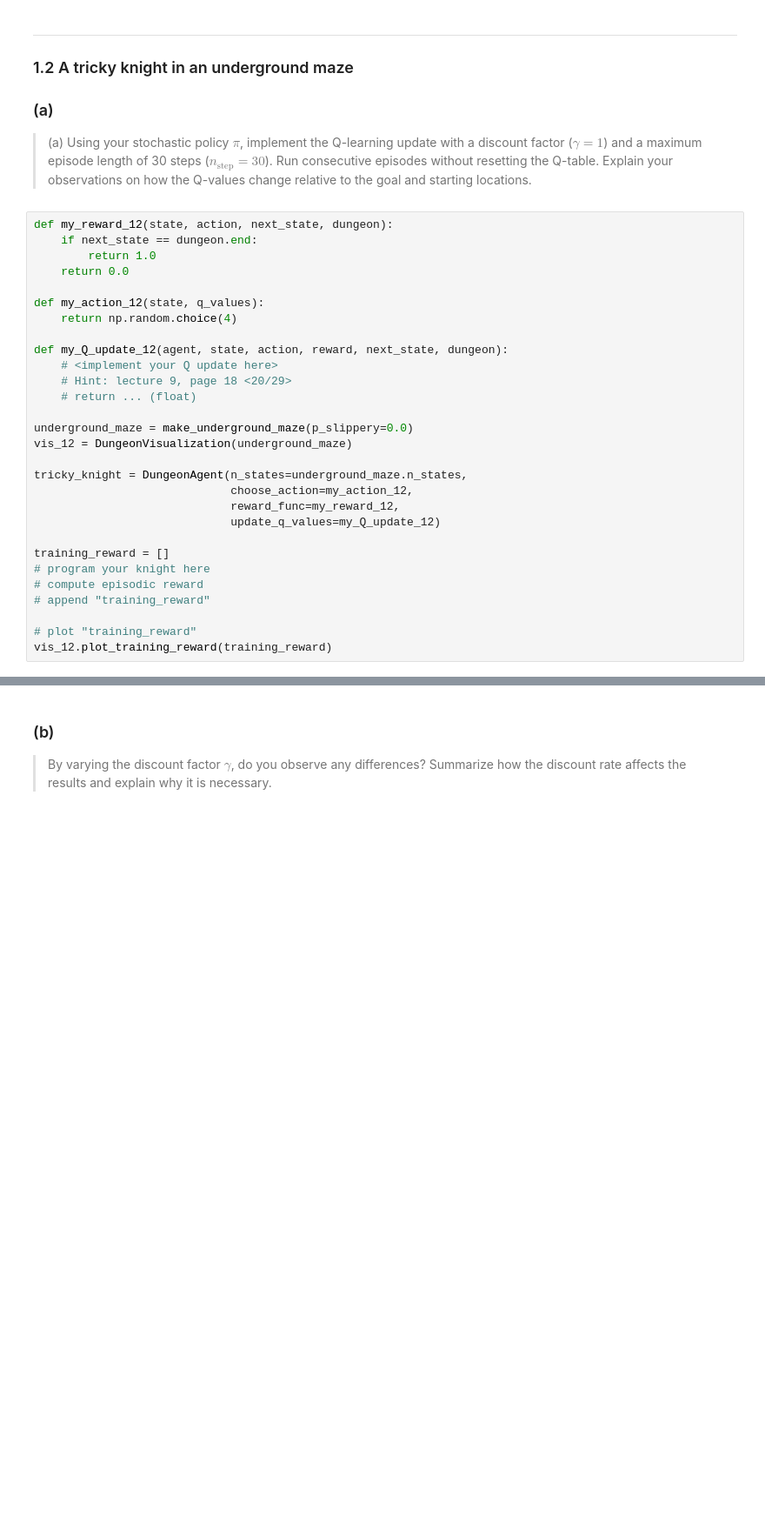
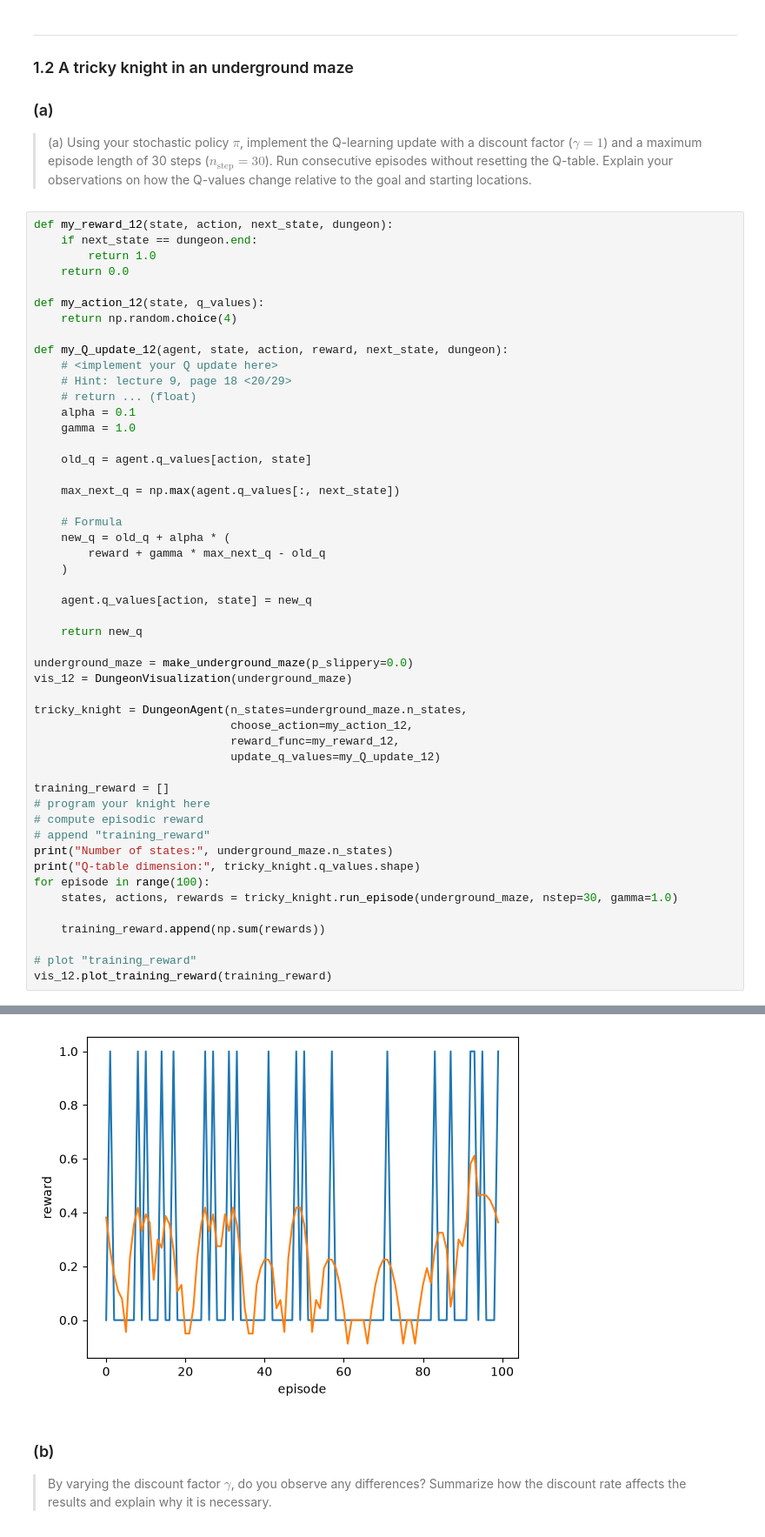
Before and after one commit to rocha-rafael-unilu/iml_2026, a Jupyter notebook: homework_2.ipynb, the cells around one changed output, grey strips where cells are left out. Shown at 87% size. Saved outputs shown, nothing was run; the diff lists cells and outputs as text; blank space fills up the shorter version.

```diff
--- a/homework_2.ipynb
+++ b/homework_2.ipynb
@@ -81,6 +105,21 @@ def my_Q_update_12(agent, state, action, reward, next_state, dungeon):
 	# <implement your Q update here>
 	# Hint: lecture 9, page 18 <20/29>
 	# return ... (float)
+    alpha = 0.1
+    gamma = 1.0
+
+    old_q = agent.q_values[action, state]
+
+    max_next_q = np.max(agent.q_values[:, next_state])
+
+    # Formula
+    new_q = old_q + alpha * (
+        reward + gamma * max_next_q - old_q
+    )
+
+    agent.q_values[action, state] = new_q
+
+    return new_q
 
 underground_maze = make_underground_maze(p_slippery=0.0)
 vis_12 = DungeonVisualization(underground_maze)
@@ -94,6 +133,12 @@ training_reward = []
 # program your knight here
 # compute episodic reward
 # append "training_reward"
+print("Number of states:", underground_maze.n_states)
+print("Q-table dimension:", tricky_knight.q_values.shape)
+for episode in range(100):
+    states, actions, rewards = tricky_knight.run_episode(underground_maze, nstep=30, gamma=1.0)
+
+    training_reward.append(np.sum(rewards))
 
 # plot "training_reward"
 vis_12.plot_training_reward(training_reward)
@@ -102,3 +148,4 @@ IndentationError: expected an indented block after function definition on line 9
+[figure, added]
 # %% [markdown]
 ### (b)
 > By varying the discount factor $\gamma$, do you observe any differences? Summarize how the discount rate affects the results and explain why it is necessary.
```
Also changed, not shown: parts of 4 cells of this notebook, 3 other files.
